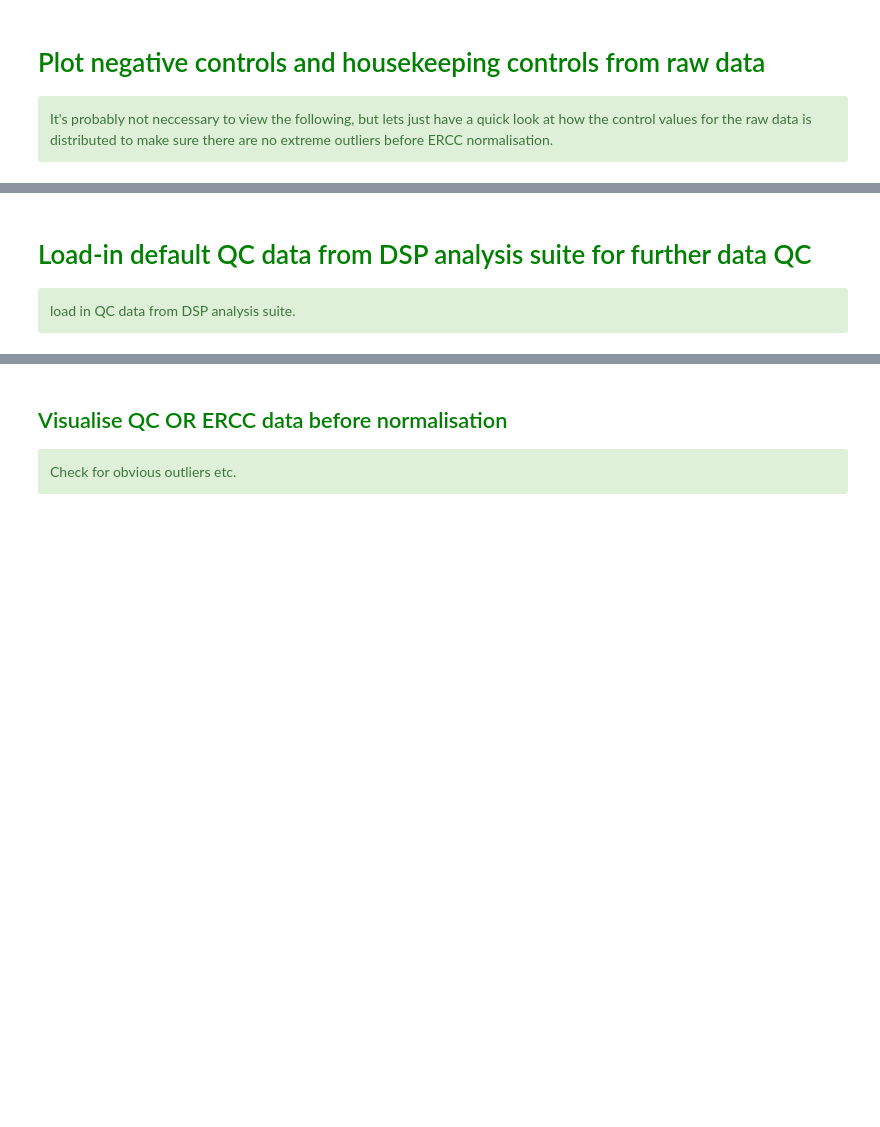
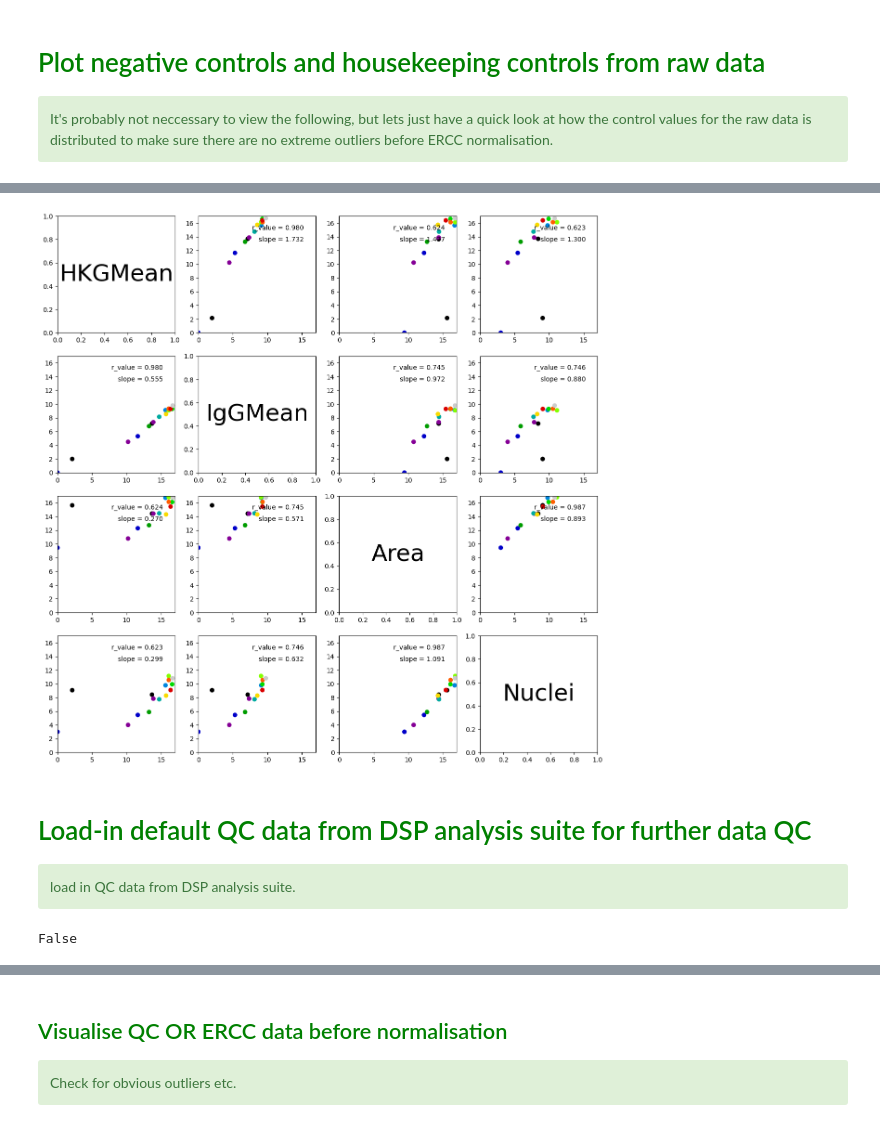
Before and after one commit to kyleupton/DSP_EDA_Protein, a Jupyter notebook: DSP_nCounter_Protein_QC_Git.ipynb, the cells around one changed output, grey strips where cells are left out. Drawn from its saved outputs; the diff is of its cells as text; code cells hidden in the pictures; blank space fills up the shorter version.

```diff
--- a/DSP_nCounter_Protein_QC_Git.ipynb
+++ b/DSP_nCounter_Protein_QC_Git.ipynb
@@ -978,15 +989,20 @@ It's probably not neccessary to view the following, but lets just have a quick l
 # Calculate Ig control Geometric mean and Housekeeping gene Geometric mean
 # Calculating the mean of log transformed data is analagous to calculating the geometric mean of the non-transformed data
 
-HKGeoMean = dataLog1External.drop(labels=['mean','probeClass'], axis=1).loc[masterData.HK].mean()
+HKGeoMean = masterData.dataLog1.drop(labels=['mean','probeClass'], axis=1).loc[masterData.HK].mean()
 HKGeoMean = HKGeoMean.sort_values()
 
-IgGeoMean = dataLog1External.drop(labels=['mean','probeClass'], axis=1).reindex(labels=HKGeoMean.index, axis=1).loc[masterData.IgCTLs].mean()
+# HKGeoMean = dataLog1External.drop(labels=['mean','probeClass'], axis=1).loc[masterData.HK].mean()
+# HKGeoMean = HKGeoMean.sort_values()
+
+IgGeoMean = masterData.dataLog1.drop(labels=['mean','probeClass'], axis=1).reindex(labels=HKGeoMean.index, axis=1).loc[masterData.IgCTLs].mean()
+# IgGeoMean = dataLog1External.drop(labels=['mean','probeClass'], axis=1).reindex(labels=HKGeoMean.index, axis=1).loc[masterData.IgCTLs].mean()
 
 HKIgCtls = masterData.HK.copy()
 HKIgCtls.extend(masterData.IgCTLs)
 
-HKIgCtlGeoMeans = dataLog1External.drop(labels=['mean','probeClass'], axis=1).reindex(labels=HKGeoMean.index, axis=1).loc[HKIgCtls].mean()
+HKIgCtlGeoMeans = masterData.dataLog1.drop(labels=['mean','probeClass'], axis=1).reindex(labels=HKGeoMean.index, axis=1).loc[HKIgCtls].mean()
+# HKIgCtlGeoMeans = dataLog1External.drop(labels=['mean','probeClass'], axis=1).reindex(labels=HKGeoMean.index, axis=1).loc[HKIgCtls].mean()
 
 HKIgCtls = masterData.HK.copy()
 HKIgCtls.extend(masterData.IgCTLs)
@@ -1073,35 +1120,41 @@ for r in range(rows):
 # %%
 # Matrix of IgG expression plots
 rows = 4
 cols = 4
 
 fig, axes = plt.subplots(rows,cols, figsize=(15,15))
 
 labels = ['HKGMean', 'IgGMean', 'Area', 'Nuclei']
 ## Ensure HKGeoMean
-dataList = [HKGeoMean.loc[dataLog1External.columns[:-2]],
-            IgGeoMean.loc[dataLog1External.columns[:-2]],
-            np.log2(list(surfArea.values)),
-            np.log2(list(nuclei.values))]
+dataList = [HKGeoMean.loc[masterData.dataLog1.columns[:-2]],
+            IgGeoMean.loc[masterData.dataLog1.columns[:-2]],
+            np.log2(list(masterData.surfArea.values)),
+            np.log2(list(masterData.nuclei.values))]
 
 axMin = int(min([min(x) for x in dataList]))
 axMax = int(max([max(x) for x in dataList]))+1
 
 
 for r in range(rows):
     for c in range(cols):
         if r==c: # This is a diagonal, insert a label
             axes[r][c].text(0.5,0.5, labels[r],ha='center', va='center', transform=axes[r][c].transAxes,fontsize=36)
         else:
             axes[r][c].scatter(dataList[c], dataList[r], color=my_cmap(colours)) # ToDo: Add cmap , c=colours)
             slope, intercept, r_value, p_value, std_err = scipy.stats.linregress(dataList[c], dataList[r])
             axes[r][c].text(0.9,0.9, "r_value = " + str(r_value)[:5],ha='right', va='center', transform=axes[r][c].transAxes)
             axes[r][c].text(0.9,0.8, "slope = " + str(slope)[:5],ha='right', va='center', transform=axes[r][c].transAxes)
             axes[r][c].set_xlim(axMin,axMax)
             axes[r][c].set_ylim(axMin,axMax)
+# %% [output]
+[figure, added]
 # %% [markdown]
 # <span style="color:green"> Load-in default QC data from DSP analysis suite for further data QC </sapan>
 <div class="alert alert-block alert-success">
 load in QC data from DSP analysis suite.
 </div>
+# %%
+dropSamples
+# %% [output]
+False
 # %%
```
Also changed, not shown: parts of 30 cells of this notebook, 1 other file.
